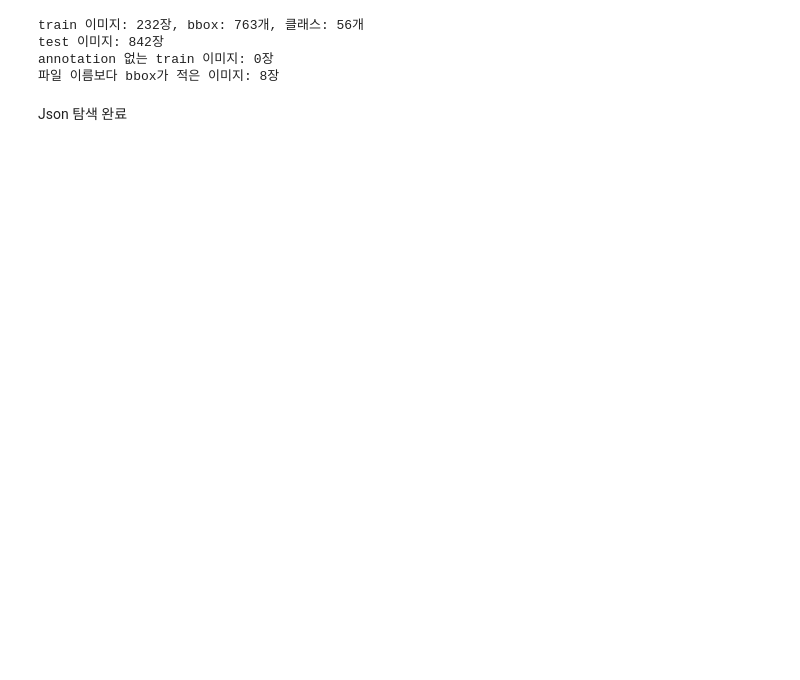
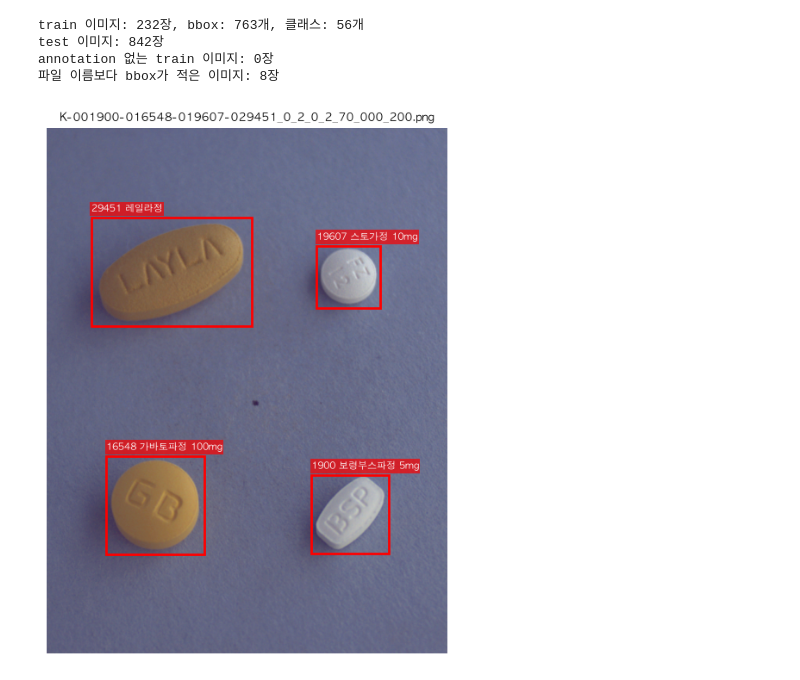
Before and after one commit to def-uk/pill-bbox, a Jupyter notebook: notebooks/dongwook_eda.ipynb, the cells around one changed output. Drawn from its saved outputs; the diff is of its cells as text; code cells hidden in the pictures; blank space fills up the shorter version.

```diff
--- a/notebooks/dongwook_eda.ipynb
+++ b/notebooks/dongwook_eda.ipynb
@@ -12,6 +12,8 @@ from pathlib import Path
 import cv2
 import matplotlib.pyplot as plt
 import pandas as pd
+from matplotlib import font_manager
+from matplotlib.patches import Rectangle
 
 # 노트북은 notebooks/에서 실행되므로 프로젝트 루트를 import 경로에 추가한다.
 root = next(p for p in [Path.cwd(), *Path.cwd().parents] if (p / "pyproject.toml").exists())
@@ -21,9 +23,15 @@ if str(root) not in sys.path:
 from src.config import PROJECT_ROOT  # noqa: E402
 
 DATA_DIR = PROJECT_ROOT / "data"
-TRAIN_IMG_DIR = DATA_DIR / "train_images"
-TRAIN_ANN_DIR = DATA_DIR / "train_annotations"
-TEST_IMG_DIR = DATA_DIR / "test_images"
+TRAIN_IMG_DIR = DATA_DIR / "raw/train_images"
+TRAIN_ANN_DIR = DATA_DIR / "raw/train_annotations"
+TEST_IMG_DIR = DATA_DIR / "raw/test_images"
+
+# 클래스 이름(한글)이 깨지지 않도록 OS에 설치된 한글 폰트를 고른다.
+KOREAN_FONTS = ["AppleGothic", "Malgun Gothic", "NanumGothic"]
+installed_fonts = {f.name for f in font_manager.fontManager.ttflist}
+plt.rcParams["font.family"] = next((f for f in KOREAN_FONTS if f in installed_fonts), "sans-serif")
+plt.rcParams["axes.unicode_minus"] = False
 # %%
 def load_annotations(ann_dir: Path, img_dir: Path) -> pd.DataFrame:
     """annotation JSON을 모두 읽어 bbox 한 개당 한 행인 DataFrame을 만든다."""
@@ -103,21 +111,27 @@ annotation 없는 train 이미지: 0장
 파일 이름보다 bbox가 적은 이미지: 8장
 # %%
 def show_image(file_name: str) -> None:
-    """train 이미지 한 장에 bbox와 category_id를 그려서 보여준다."""
+    """train 이미지 한 장에 bbox와 category_id, 클래스 이름을 그려서 보여준다."""
     rows = ann_df[ann_df["file_name"] == file_name]
     img = cv2.cvtColor(cv2.imread(str(rows["image_path"].iloc[0])), cv2.COLOR_BGR2RGB)
+    _, ax = plt.subplots(figsize=(6, 8))
+    ax.imshow(img)
     for r in rows.itertuples():
-        cv2.rectangle(img, (r.x, r.y), (r.x + r.w, r.y + r.h), (255, 0, 0), 3)
-        cv2.putText(
-            img, str(r.category_id), (r.x, r.y - 8), cv2.FONT_HERSHEY_SIMPLEX, 1.2, (255, 0, 0), 3
+        ax.add_patch(Rectangle((r.x, r.y), r.w, r.h, fill=False, edgecolor="red", linewidth=2))
+        ax.text(
+            r.x,
+            r.y - 8,
+            f"{r.category_id} {r.category_name}",
+            color="white",
+            fontsize=8,
+            va="bottom",
+            bbox={"facecolor": "red", "alpha": 0.7, "edgecolor": "none", "pad": 1},
         )
-    plt.figure(figsize=(6, 8))
-    plt.imshow(img)
-    plt.title(file_name, fontsize=9)
-    plt.axis("off")
+    ax.set_title(file_name, fontsize=9)
+    ax.axis("off")
     plt.show()
 
 
 show_image(img_df["file_name"].iloc[0])
+# %% [output]
+[figure, added]
-# %% [markdown]
-Json 탐색 완료
```
